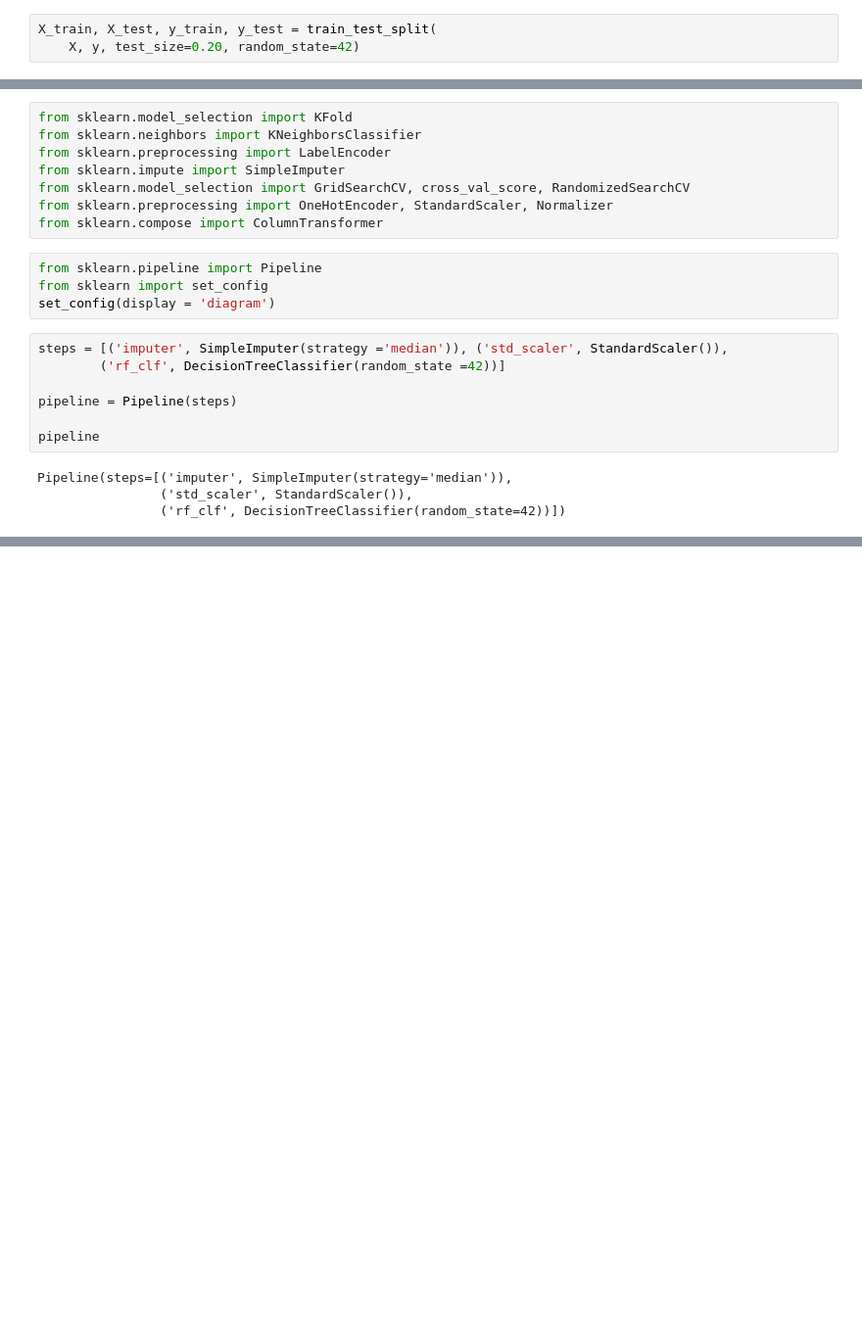
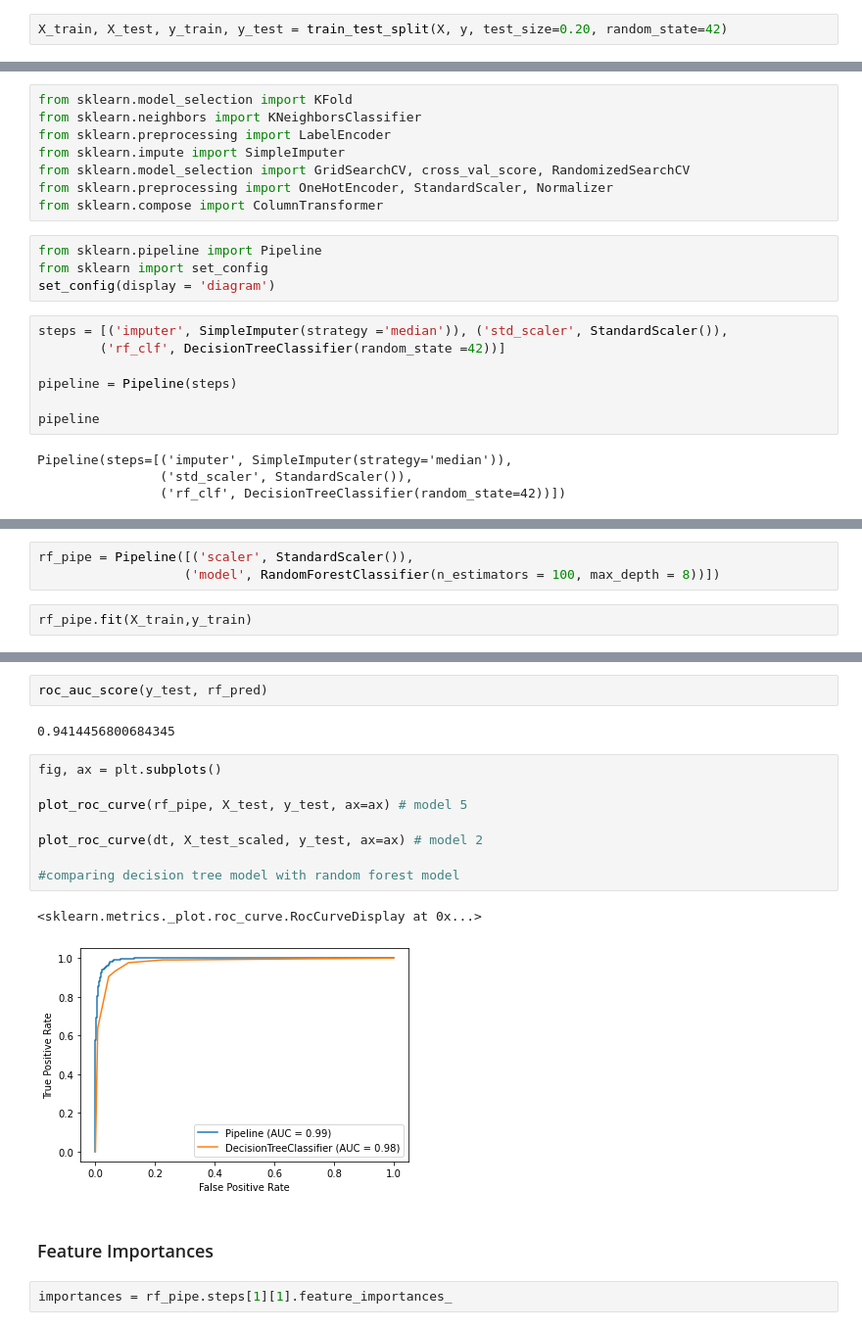
Before and after one commit to Kellyajara/MLB-MiLB-Classification, a Jupyter notebook: Project Notebook .ipynb, the cells around one changed output, grey strips where cells are left out. Shown at 98% size. Saved outputs shown, nothing was run; the diff lists cells and outputs as text; blank space fills up the shorter version.

```diff
--- a/Project Notebook .ipynb
+++ b/Project Notebook .ipynb
@@ -600,8 +601,7 @@ base_feats = ['G', 'W','L','IP','H','R','HR','SO','BB','ER','SV',
 X = Pitchers[base_feats]
 y = Pitchers['Leagues']
 # %%
-X_train, X_test, y_train, y_test = train_test_split(
-    X, y, test_size=0.20, random_state=42)
+X_train, X_test, y_train, y_test = train_test_split(X, y, test_size=0.20, random_state=42)
 # %%
 scaler = StandardScaler()
 
@@ -764,0 +753,5 @@ Pitchers
+# %%
+rf_pipe = Pipeline([('scaler', StandardScaler()),
+                   ('model', RandomForestClassifier(n_estimators = 100, max_depth = 8))])
+# %%
+rf_pipe.fit(X_train,y_train)
@@ -764,0 +783,19 @@ Pitchers
+# %%
+roc_auc_score(y_test, rf_pred)
+# %% [output]
+0.9414456800684345
+# %%
+fig, ax = plt.subplots()
+
+plot_roc_curve(rf_pipe, X_test, y_test, ax=ax) # model 5
+
+plot_roc_curve(dt, X_test_scaled, y_test, ax=ax) # model 2
+
+#comparing decision tree model with random forest model
+# %% [output]
+<sklearn.metrics._plot.roc_curve.RocCurveDisplay at 0x...>
+[figure, added]
+# %% [markdown]
+### Feature Importances
+# %%
+importances = rf_pipe.steps[1][1].feature_importances_
```
Also changed, not shown: parts of 70 cells of this notebook, 1 other file.
